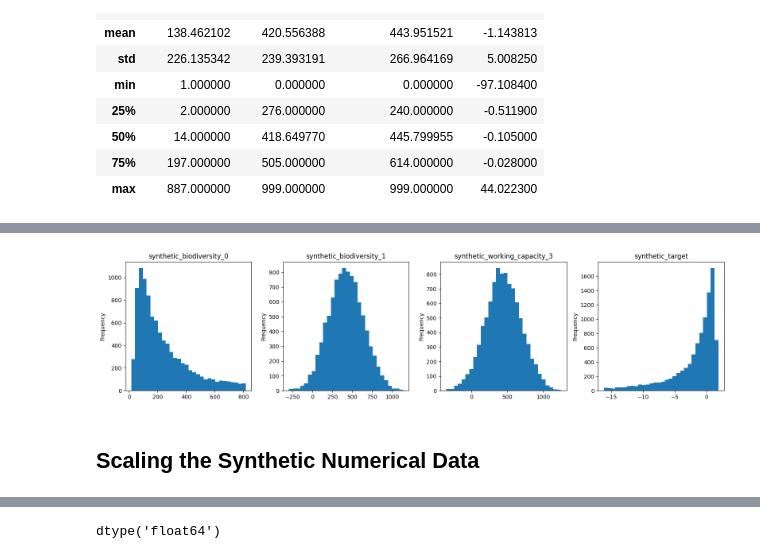
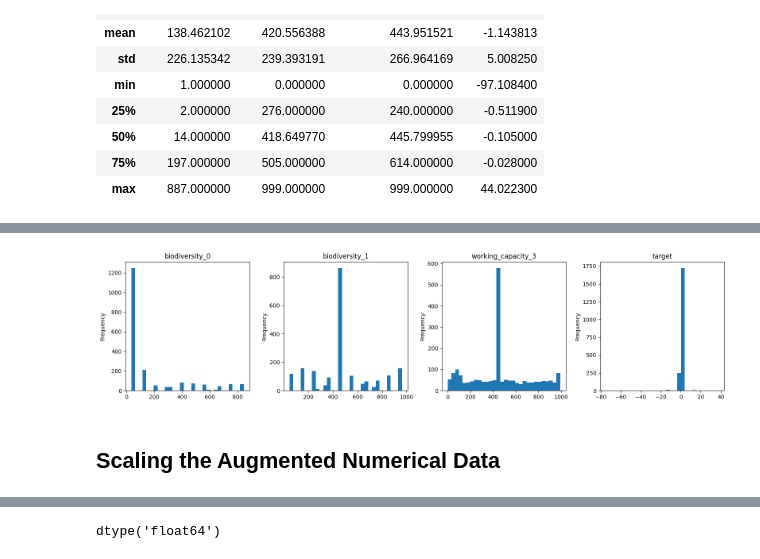
Before and after one commit to Bryan-Az/Adv-Keras-NNs, a Jupyter notebook: Part1/Tabular-Model/Notebook_B-Tabular.ipynb, the cells around one changed output, grey strips where cells are left out. Cells and saved outputs as stored; diff of their text form; code cells hidden in the pictures.

```diff
--- a/Part1/Tabular-Model/Notebook_B-Tabular.ipynb
+++ b/Part1/Tabular-Model/Notebook_B-Tabular.ipynb
@@ -79,0 +147,3 @@ filtered_numerical_features.describe()
+# %%
+#segmentation mask of target - it selects areas in the range -0.511 to 0.64
+target_mask = (filtered_numerical_features['target'] > -80) & (filtered_numerical_features['target'] < 40)
@@ -190,0 +213,12 @@ synthetic_env_data = synthetic_env_data.where((synthetic_env_data >= all_mins) &
+# %%
+env_data_tsaug = (
+    Crop(size=2000) # create a subset augmented set of size n
+    + Quantize(n_levels=[10,20,30]) # random quantization level sets
+    + Drift(max_drift=(0.01,0.02)) @ 0.8 # randomly drift the data up by 1-2%
+    + Reverse() @ 0.5 # randomly reverse the pattern 50% of the time
+)
+# %%
+biodiv0_aug, y_biodiv0_aug = env_data_tsaug.augment(filtered_numerical_features['biodiversity_0'].to_numpy(), biodiversity_0_mask.to_numpy() & year_recent_mask.to_numpy())
+biodiv1_aug, y_biodiv1_aug = env_data_tsaug.augment(filtered_numerical_features['biodiversity_1'].to_numpy(), biodiversity_1_mask.to_numpy())
+working_aug, y_working_aug = env_data_tsaug.augment(filtered_numerical_features['working_capacity_3'].to_numpy(), working_capacity_3_mask.to_numpy())
+target_aug, y_target_aug = env_data_tsaug.augment(filtered_numerical_features['target'].to_numpy(), target_mask.to_numpy())
@@ -190,0 +249,3 @@ synthetic_env_data = synthetic_env_data.where((synthetic_env_data >= all_mins) &
+# %%
+# merge biodiv0_aug, biodiv1_aug, and working_aug into a new dataframe with these names for their respective columns
+augmented_data = pd.DataFrame({'biodiversity_0': biodiv0_aug, 'biodiversity_1': biodiv1_aug, 'working_capacity_3': working_aug, 'target': target_aug})
@@ -215,19 +278,19 @@ synthetic_env_data.describe()
 # %%
 # Create a figure and a grid of subplots
 fig, axs = plt.subplots(1, 4, figsize=(4 * 4, 4))
 
 # Flatten the array of axes (subplots) for easy iteration
 axs_flat = axs.flatten()
 
-for i, column in enumerate(synthetic_env_data.columns):
+for i, column in enumerate(augmented_data.columns):
     # Plot the column data in its own subplot
-    synthetic_env_data[column].plot(kind='hist', bins=30, ax=axs_flat[i])
+    augmented_data[column].plot(kind='hist', bins=30, ax=axs_flat[i])
     axs_flat[i].set_title(column)
 plt.tight_layout()  # Adjust the layout to make sure there's no overlap
 plt.show()
 # %% [output]
-[figure, old version]
+[figure, new version]
 # %% [markdown]
-## Scaling the Synthetic Numerical Data
+## Scaling the Augmented Numerical Data
 # %%
 standard_scaler = StandardScaler()
```
Also changed, not shown: parts of 52 cells of this notebook.
